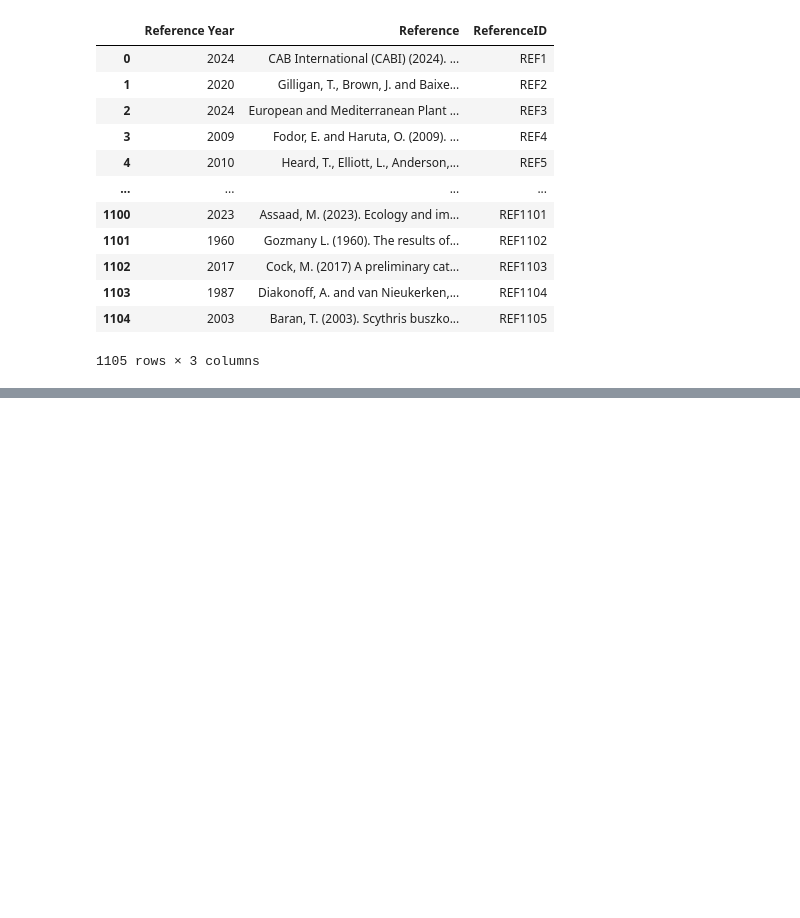
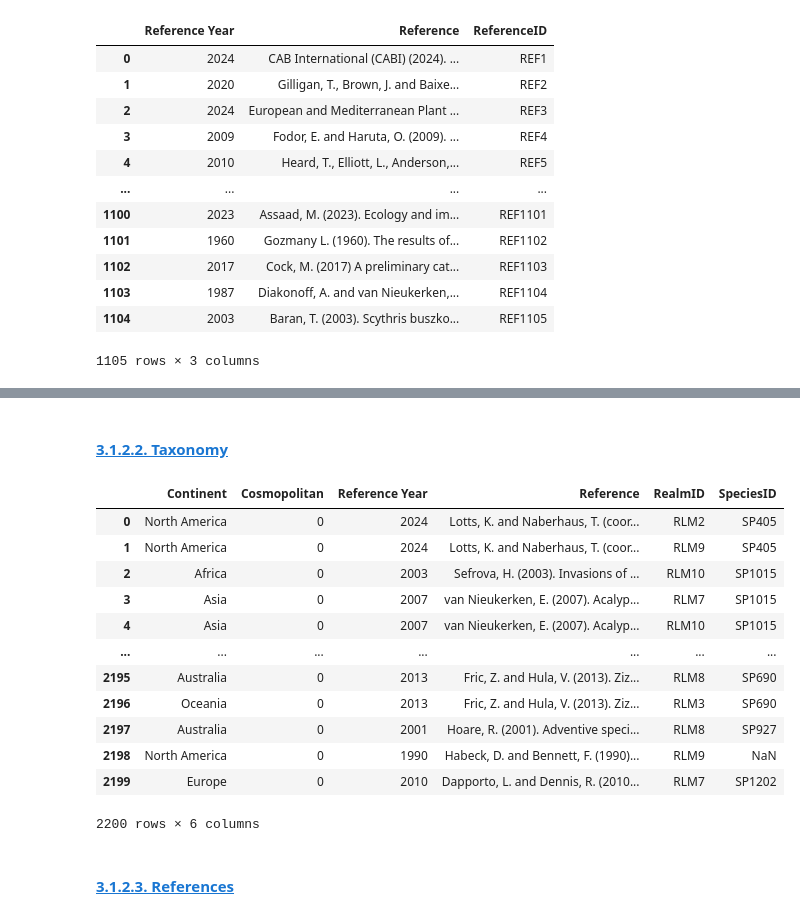
Before and after one commit to hncouto/Global_Database_on_Non-native_Lepidoptera, a Jupyter notebook: DatabaseCreation.ipynb, the cells around one changed output, grey strips where cells are left out. Cells and saved outputs as stored; diff of their text form; code cells hidden in the pictures; blank space fills up the shorter version.

```diff
--- a/DatabaseCreation.ipynb
+++ b/DatabaseCreation.ipynb
@@ -148,0 +302,25 @@ Realms
+# %% [markdown]
+#### <a id='toc3_1_2_2_'></a> [3.1.2.2. Taxonomy](#toc3_1_2_)
+# %%
+Natives_DB.drop(columns='AcceptedSpecies', inplace=True)
+Natives_DB = Natives_DB.merge(TaxonomyData, on='Species', how='left')
+# %%
+Natives_DB.drop(columns=['Species', 'AcceptedSpecies', 'Genus', 'Family', 'AcceptedSpeciesID'], inplace=True)
+# %%
+Natives_DB
+# %% [output]
+|  | Continent | Cosmopolitan | Reference Year | Reference | RealmID | SpeciesID |
+| 0 | North America | 0 | 2024 | Lotts, K. and Naberhaus, T. (coor... | RLM2 | SP405 |
+| 1 | North America | 0 | 2024 | Lotts, K. and Naberhaus, T. (coor... | RLM9 | SP405 |
+| 2 | Africa | 0 | 2003 | Sefrova, H. (2003). Invasions of ... | RLM10 | SP1015 |
+| 3 | Asia | 0 | 2007 | van Nieukerken, E. (2007). Acalyp... | RLM7 | SP1015 |
+| 4 | Asia | 0 | 2007 | van Nieukerken, E. (2007). Acalyp... | RLM10 | SP1015 |
+| ... | ... | ... | ... | ... | ... | ... |
+| 2195 | Australia | 0 | 2013 | Fric, Z. and Hula, V. (2013). Ziz... | RLM8 | SP690 |
+| 2196 | Oceania | 0 | 2013 | Fric, Z. and Hula, V. (2013). Ziz... | RLM3 | SP690 |
+| 2197 | Australia | 0 | 2001 | Hoare, R. (2001). Adventive speci... | RLM8 | SP927 |
+| 2198 | North America | 0 | 1990 | Habeck, D. and Bennett, F. (1990)... | RLM9 | NaN |
+| 2199 | Europe | 0 | 2010 | Dapporto, L. and Dennis, R. (2010... | RLM7 | SP1202 |
+2200 rows × 6 columns
+# %% [markdown]
+#### <a id='toc3_1_2_3_'></a> [3.1.2.3. References](#toc3_1_2_)
```
Also changed, not shown: parts of 39 cells of this notebook.
